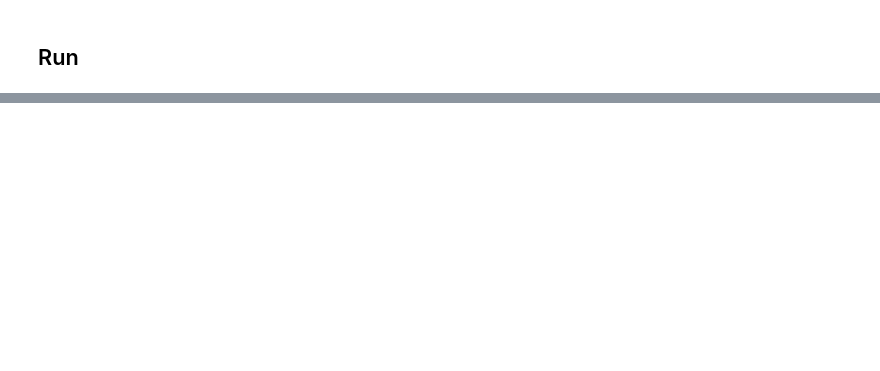
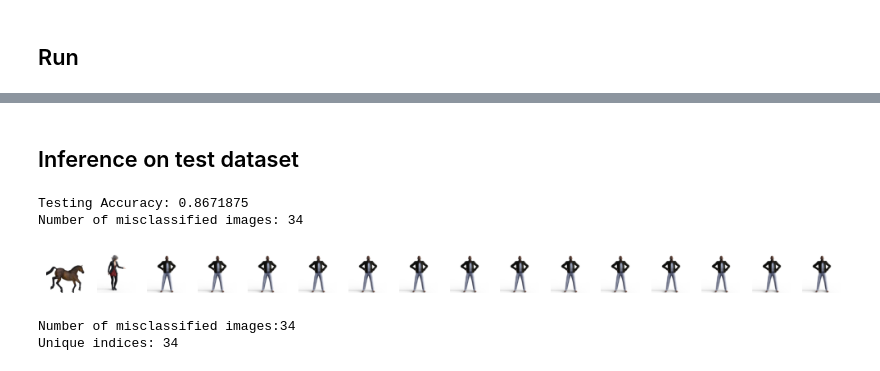
Before and after one commit to Briveraa/JAX_image_classification, a Jupyter notebook: Jax_Image_Classification.ipynb, the cells around one changed output, grey strips where cells are left out. Cells and saved outputs as stored; diff of their text form; code cells hidden in the pictures; blank space fills up the shorter version.

```diff
--- a/Jax_Image_Classification.ipynb
+++ b/Jax_Image_Classification.ipynb
@@ -239,4 +177,0 @@ model = CNN() #creating the model
-# %%
-#train the model
-
-train_model, optimizer = train_model(model,practice_ds,num_epochs=10, learning_rate=1e-3)
@@ -253,0 +178,7 @@ BufferAssignment stats:
+# %%
+model = CNN()
+input_size = jnp.ones((1, 224, 224, 3))
+# %%
+model_apply_fn = jax.jit(model.apply)
+params = model.init(jax.random.PRNGKey(3), input_size) # intializing the parameters
+trained_params, final_optimizer = train_model(model_apply_fn, params, practice_ds, num_epochs=3, learning_rate=1e-3)
@@ -253,0 +189,69 @@ BufferAssignment stats:
+# %% [markdown]
+## Inference on test dataset
+# %%
+#test dataset
+test_ds, test_info = get_datasets('test', 16)
+# %%
+preds_test = []
+true_labels = []
+
+for batch in test_ds:
+  test_images, test_labels = batch['image'], batch['label']
+  test_labels = jax.numpy.asarray(test_labels, dtype=jax.numpy.int32)
+  test_images = jax.device_put(test_images.numpy())
+
+  predicted_logits = model_apply_fn(trained_params, test_images)
+  predicted_labels = jnp.argmax(predicted_logits, axis=1)
+
+  preds_test.extend(predicted_labels)
+  true_labels.extend(test_labels)
+
+preds_test = jnp.array(preds_test)
+true_labels = jnp.array(true_labels)
+
+accuracy_test = jnp.mean(preds_test == true_labels)
+print(f'Testing Accuracy: {accuracy_test}')
+
+
+idx_misclassified = jnp.where(preds_test != true_labels)[0]
+number_misclassified = len(idx_misclassified)
+
+print(f'Number of misclassified images: {number_misclassified}')
+# %% [output]
+Testing Accuracy: 0.8671875
+Number of misclassified images: 34
+# %%
+misclassified_images = []
+true_labels_misclassified = []
+
+for idx in idx_misclassified:
+  misclassified_images.append(test_images[idx])
+  true_labels_misclassified.append(test_labels[idx])
+
+
+misclassified_images = jnp.array(misclassified_images)
+true_labels_misclassified = jnp.array(true_labels_misclassified)
+
+
+num_images_to_display = min(16,len(misclassified_images))
+fig, axes = plt.subplots(1, num_images_to_display, figsize=(10, 5))
+
+for idx in range(num_images_to_display):
+    mis_image = misclassified_images[idx]
+    mis_image_np = mis_image.astype("uint8")
+    axes[idx].imshow(mis_image_np)
+    #axes[idx].set_title(f"True Label: {true_labels_misclassified[idx]}")
+    axes[idx].axis('off')
+
+plt.tight_layout()
+plt.show()
+# %% [output]
+[figure, added]
+# %%
+idx_misclassified_np = np.array(idx_misclassified)
+
+print(f'Number of misclassified images:{number_misclassified}')
+print(f'Unique indices: {len(set(idx_misclassified_np))}')
+# %% [output]
+Number of misclassified images:34
+Unique indices: 34
```
Also changed, not shown: parts of 23 cells of this notebook, 1 other file.
